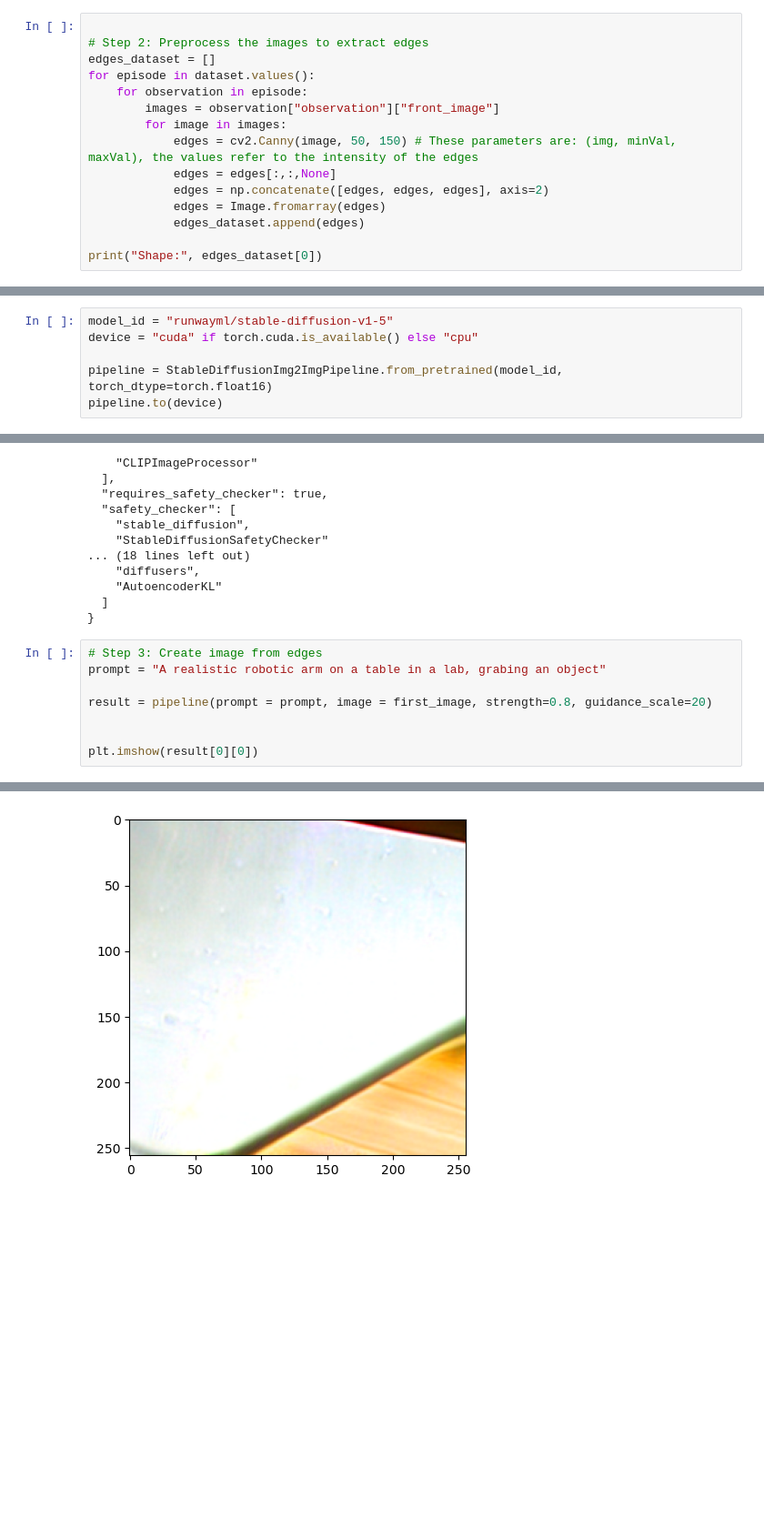
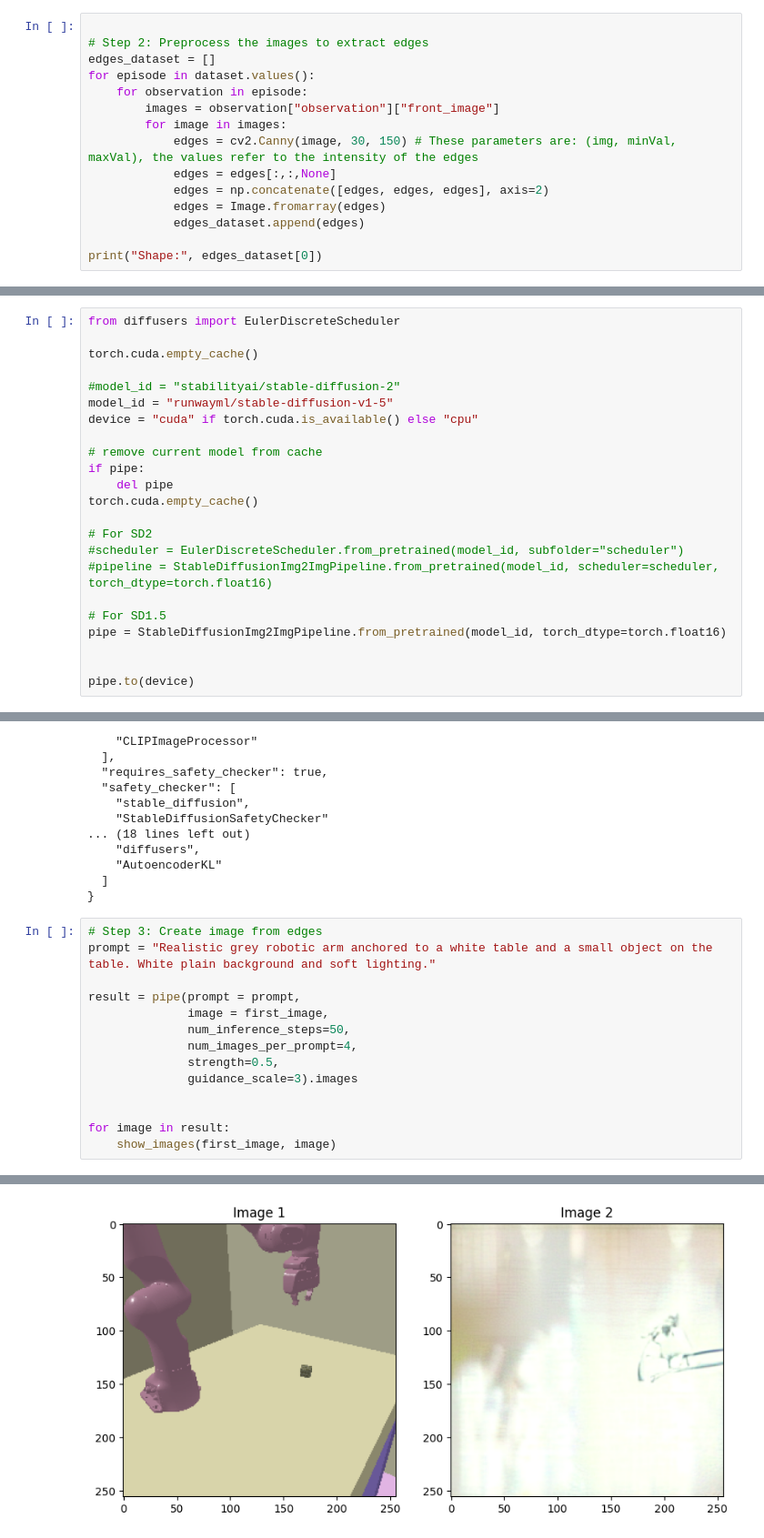
Before and after one commit to Lorenc1o/BDRP_SemanticAugmentation, a Jupyter notebook: pipeline.ipynb, the cells around one changed output, grey strips where cells are left out. Shown at 91% size. Cells and saved outputs as stored; diff of their text form; blank space fills up the shorter version.

Commit message:
Improved parameters and notebook in general

```diff
--- a/pipeline.ipynb
+++ b/pipeline.ipynb
@@ -37,7 +43,7 @@ for episode in dataset.values():
     for observation in episode:
         images = observation["observation"]["front_image"]
         for image in images:
-            edges = cv2.Canny(image, 50, 150) # These parameters are: (img, minVal, maxVal), the values refer to the intensity of the edges
+            edges = cv2.Canny(image, 30, 150) # These parameters are: (img, minVal, maxVal), the values refer to the intensity of the edges
             edges = edges[:,:,None]
             edges = np.concatenate([edges, edges, edges], axis=2)
             edges = Image.fromarray(edges)
@@ -54,9 +73,26 @@ plt.imshow(edges_dataset[0])
 # %%
+from diffusers import EulerDiscreteScheduler
+
+torch.cuda.empty_cache()
+
+#model_id = "stabilityai/stable-diffusion-2"
 model_id = "runwayml/stable-diffusion-v1-5"
 device = "cuda" if torch.cuda.is_available() else "cpu"
 
-pipeline = StableDiffusionImg2ImgPipeline.from_pretrained(model_id, torch_dtype=torch.float16)
-pipeline.to(device)
+# remove current model from cache
+if pipe:
+    del pipe
+torch.cuda.empty_cache()
+
+# For SD2
+#scheduler = EulerDiscreteScheduler.from_pretrained(model_id, subfolder="scheduler")
+#pipeline = StableDiffusionImg2ImgPipeline.from_pretrained(model_id, scheduler=scheduler, torch_dtype=torch.float16)
+
+# For SD1.5
+pipe = StableDiffusionImg2ImgPipeline.from_pretrained(model_id, torch_dtype=torch.float16)
+
+
+pipe.to(device)
 # %% [output]
 StableDiffusionImg2ImgPipeline {
   "_class_name": "StableDiffusionImg2ImgPipeline",
@@ -77,10 +113,16 @@ StableDiffusionImg2ImgPipeline {
 }
 # %%
 # Step 3: Create image from edges
-prompt = "A realistic robotic arm on a table in a lab, grabing an object"
+prompt = "Realistic grey robotic arm anchored to a white table and a small object on the table. White plain background and soft lighting."
 
-result = pipeline(prompt = prompt, image = first_image, strength=0.8, guidance_scale=20)
+result = pipe(prompt = prompt,
+              image = first_image,
+              num_inference_steps=50,
+              num_images_per_prompt=4,
+              strength=0.5,
+              guidance_scale=3).images
 
 
-plt.imshow(result[0][0])
+for image in result:
+    show_images(first_image, image)
 # %% [output]
@@ -88 +129 @@ plt.imshow(result[0][0])
-[figure, old version]
+[figure, new version]
```
Also changed, not shown: parts of 17 cells of this notebook, 1 other file.
